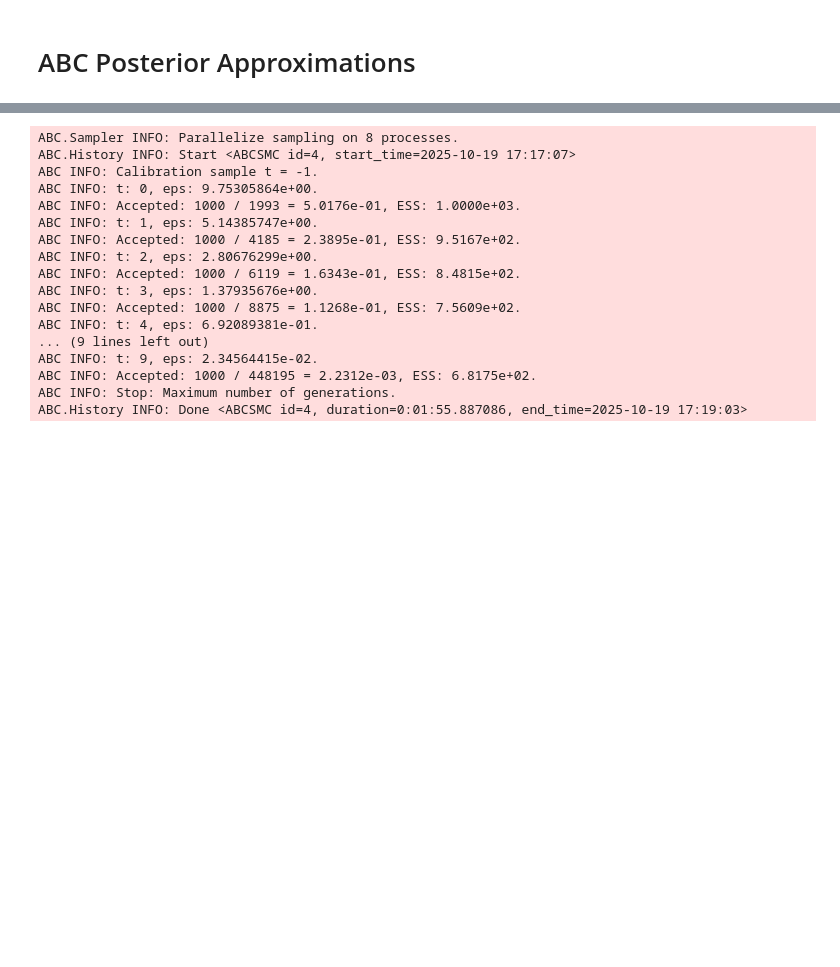
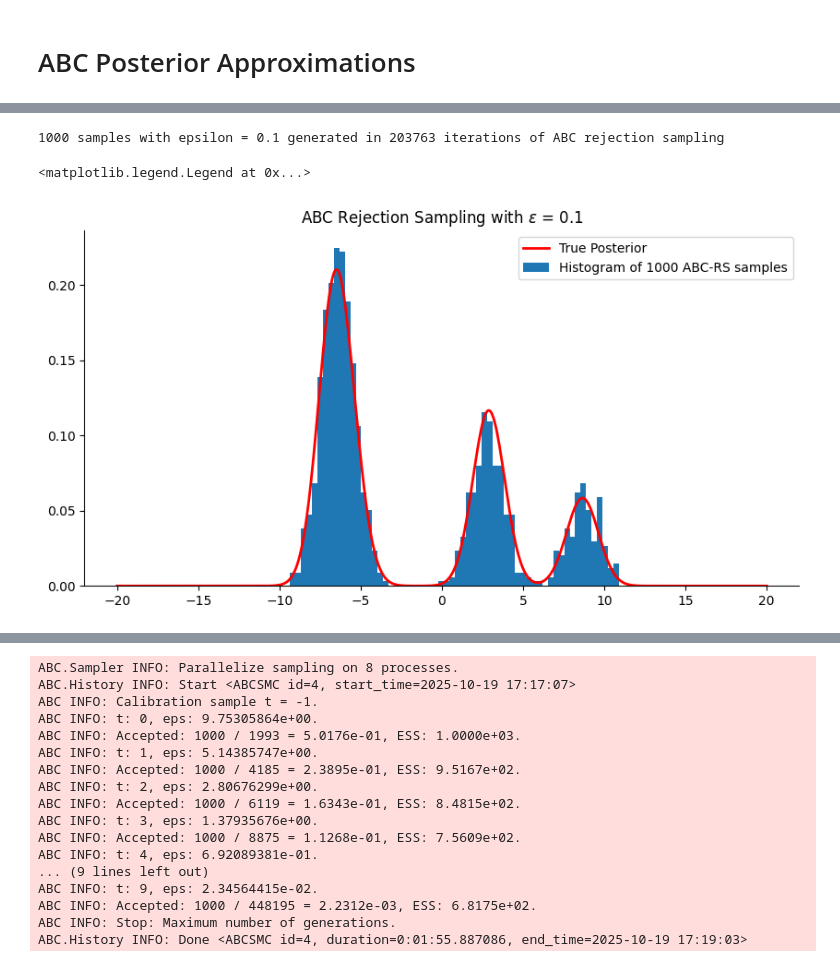
Before and after one commit to kaisamaroo/SBC-SBI, a Jupyter notebook: 1D_MOG_ABC.ipynb, the cells around one changed output, grey strips where cells are left out. Cells and saved outputs as stored; diff of their text form; code cells hidden in the pictures; blank space fills up the shorter version.

```diff
--- a/1D_MOG_ABC.ipynb
+++ b/1D_MOG_ABC.ipynb
@@ -94,0 +102,3 @@ plt.legend()
+# %%
+prior = scipy.stats.distributions.norm(0, sigma)
+proposal = prior # Take proposal to be the prior for simplicity
@@ -94,0 +108,29 @@ plt.legend()
+# %%
+def ABC_RS(model, prior, distance, x_observed, n_samples, epsilon):
+    accepted_samples = []
+    n_iter = 0
+    while len(accepted_samples) < n_samples:
+        n_iter += 1
+        theta_proposed = proposal.rvs().item()
+        x_simulated = model(theta_proposed)
+        if distance(x_simulated, x_observed) <= epsilon:
+            accepted_samples.append(theta_proposed)
+    print(fr"{n_samples} samples with epsilon = {epsilon} generated in {n_iter} iterations of ABC rejection sampling")
+    return accepted_samples
+# %%
+n_samples = 1000
+epsilon = 0.1
+ABC_RS_samples = ABC_RS(model, prior, distance, x_observed=x_observed, n_samples=n_samples, epsilon=epsilon)
+# %% [output]
+1000 samples with epsilon = 0.1 generated in 203763 iterations of ABC rejection sampling
+# %%
+fig, ax = plt.subplots(figsize=(10,5))
+# Plot true analytical posterior
+ax.plot(theta_range, posterior_pdf(theta_range, x_observed, weights, mean_shifts), color="red", label="True Posterior", linewidth=2)
+# Plot ABC-RS samples
+ax.hist(ABC_RS_samples, density=True, bins=60, label=f"Histogram of {n_samples} ABC-RS samples")
+ax.set_title(fr"ABC Rejection Sampling with $\epsilon$ = {epsilon}")
+ax.legend()
+# %% [output]
+<matplotlib.legend.Legend at 0x...>
+[figure, added]
```
Also changed, not shown: parts of 11 cells of this notebook, 1 other file.
